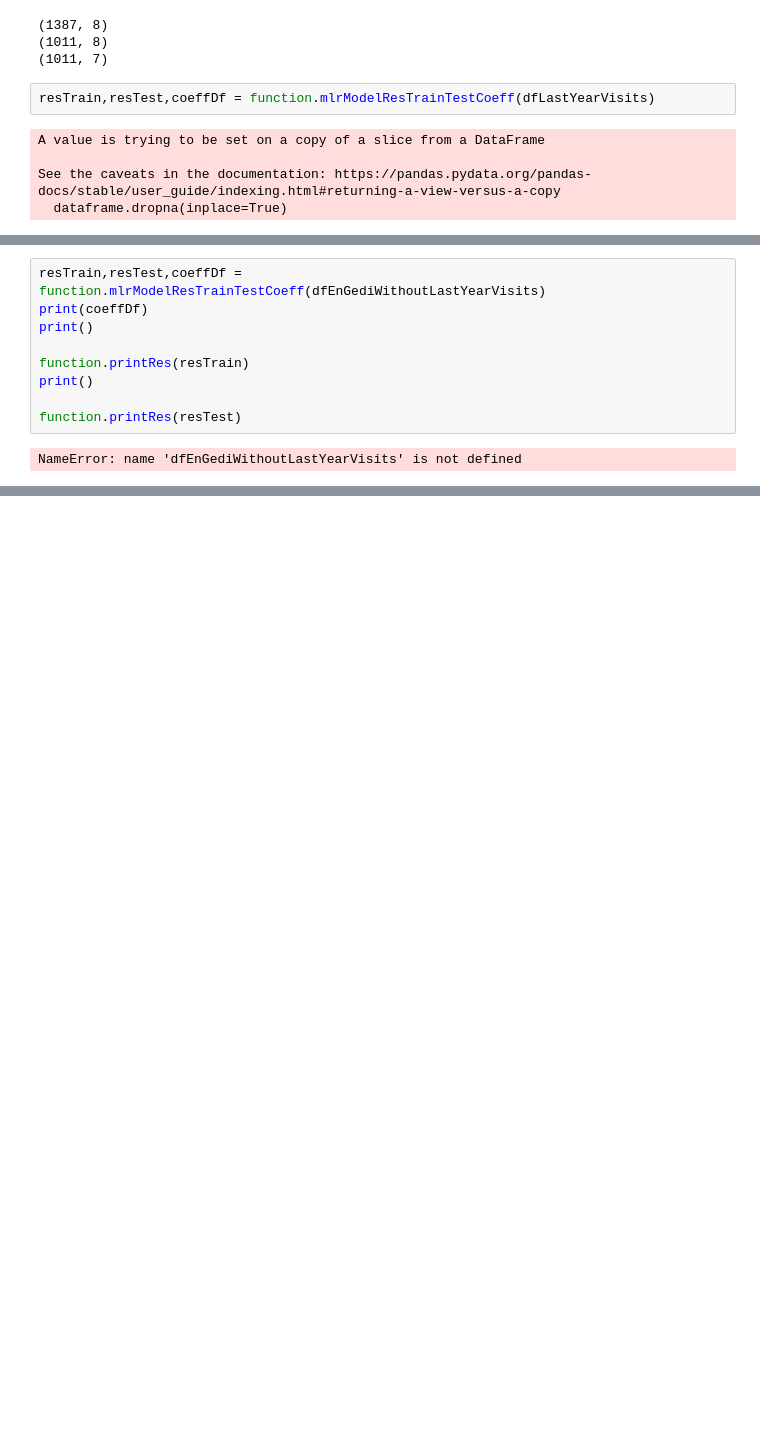
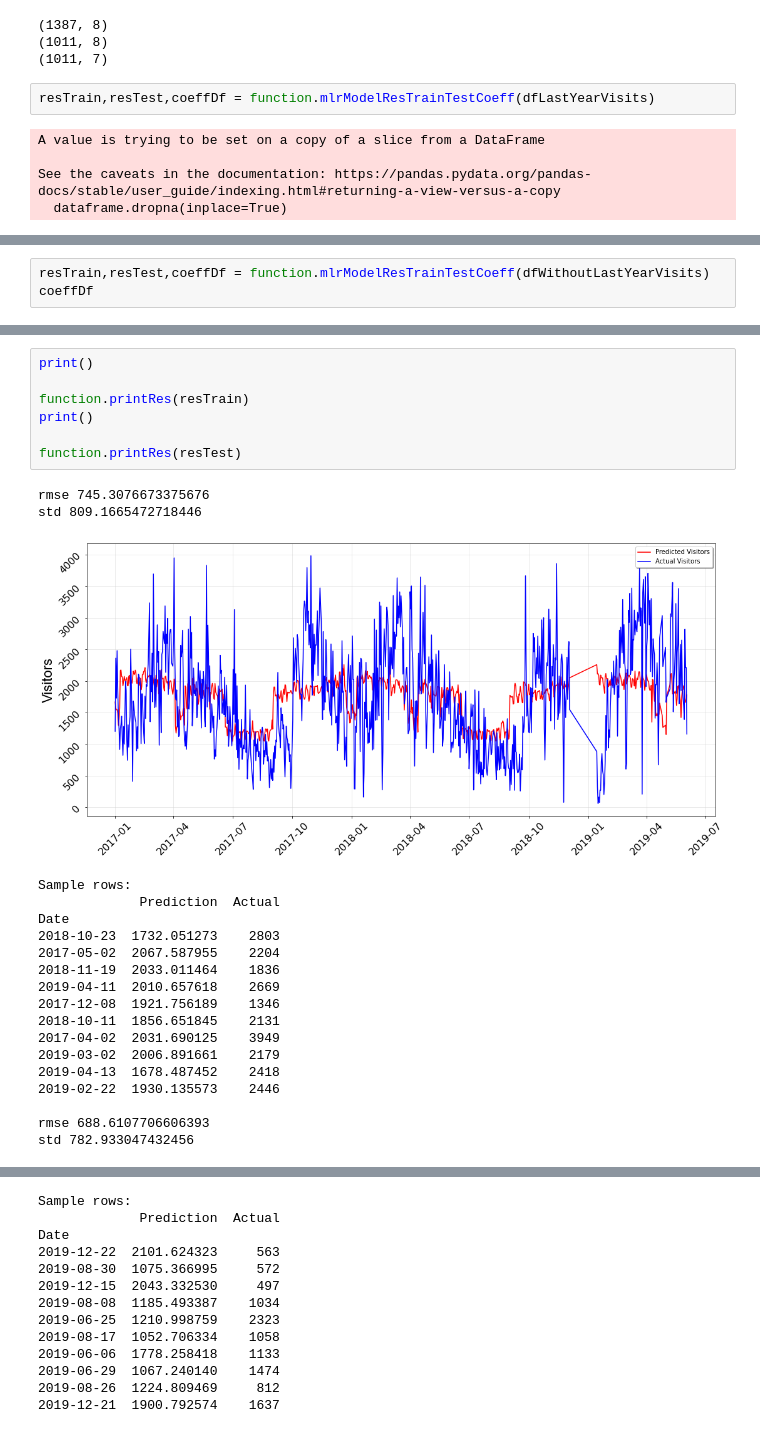
Before and after one commit to LiavCohn/nature-reserves-paper, a Jupyter notebook: Model MLR/MLR-Masada.ipynb, the cells around one changed output, grey strips where cells are left out. Saved outputs shown, nothing was run; the diff lists cells and outputs as text; blank space fills up the shorter version.

```diff
--- a/Model MLR/MLR-Masada.ipynb
+++ b/Model MLR/MLR-Masada.ipynb
@@ -86,0 +85,3 @@ Date
+# %%
+resTrain,resTest,coeffDf = function.mlrModelResTrainTestCoeff(dfWithoutLastYearVisits)
+coeffDf
@@ -87,11 +95,27 @@ Date
 # %%
-resTrain,resTest,coeffDf = function.mlrModelResTrainTestCoeff(dfEnGediWithoutLastYearVisits)
-print(coeffDf)
 print()
 
 function.printRes(resTrain)
 print()
 
 function.printRes(resTest)
 # %% [output]
-NameError: name 'dfEnGediWithoutLastYearVisits' is not defined
+rmse 745.3076673375676
+std 809.1665472718446
+[figure, added]
+Sample rows:
+             Prediction  Actual
+Date
+2018-10-23  1732.051273    2803
+2017-05-02  2067.587955    2204
+2018-11-19  2033.011464    1836
+2019-04-11  2010.657618    2669
+2017-12-08  1921.756189    1346
+2018-10-11  1856.651845    2131
+2017-04-02  2031.690125    3949
+2019-03-02  2006.891661    2179
+2019-04-13  1678.487452    2418
+2019-02-22  1930.135573    2446
+
+rmse 688.6107706606393
+std 782.933047432456
@@ -97,0 +123,13 @@ NameError: name 'dfEnGediWithoutLastYearVisits' is not defined
+Sample rows:
+             Prediction  Actual
+Date
+2019-12-22  2101.624323     563
+2019-08-30  1075.366995     572
+2019-12-15  2043.332530     497
+2019-08-08  1185.493387    1034
+2019-06-25  1210.998759    2323
+2019-08-17  1052.706334    1058
+2019-06-06  1778.258418    1133
+2019-06-29  1067.240140    1474
+2019-08-26  1224.809469     812
+2019-12-21  1900.792574    1637
```
Also changed, not shown: parts of 5 cells of this notebook, 1 other file.
